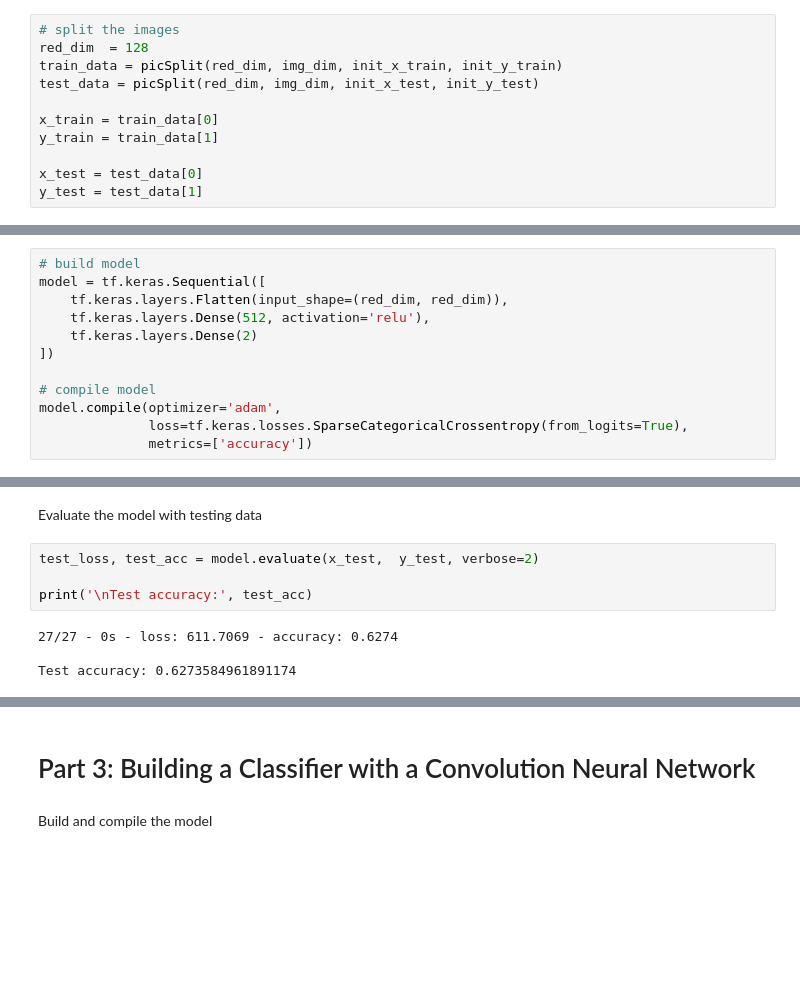
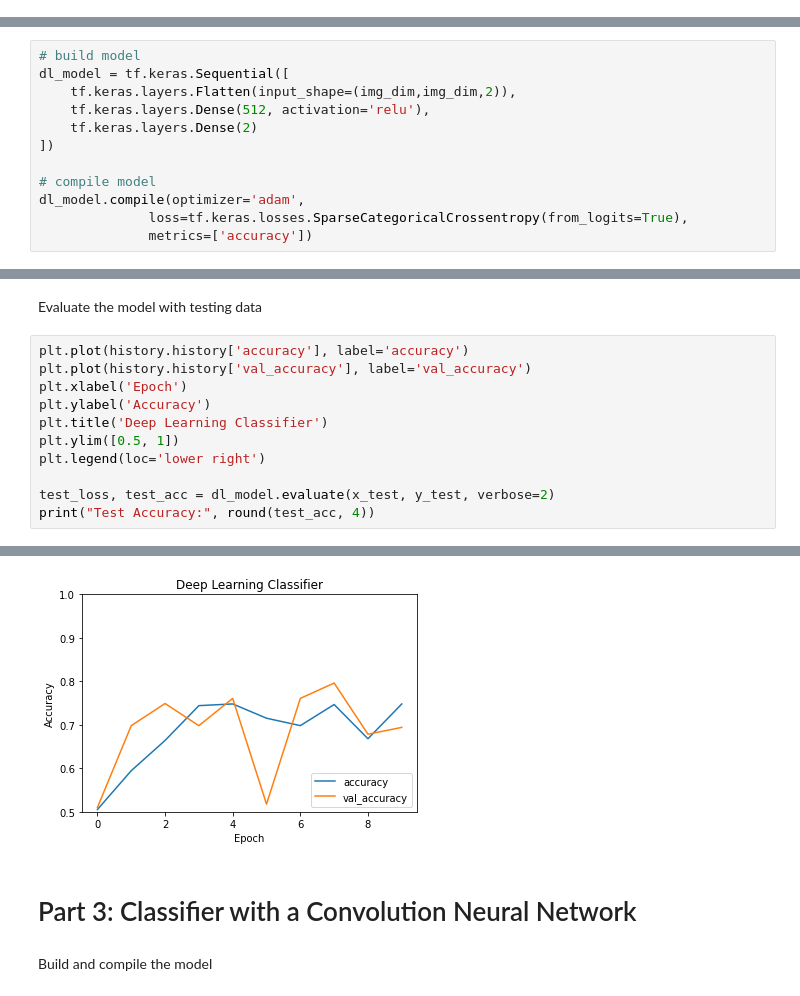
Before and after one commit to gdosulli/CS254_COVID, a Jupyter notebook: GOBT_CS254_MLCOVID.ipynb, the cells around one changed output, grey strips where cells are left out. Saved outputs shown, nothing was run; the diff lists cells and outputs as text; blank space fills up the shorter version.

```diff
--- a/GOBT_CS254_MLCOVID.ipynb
+++ b/GOBT_CS254_MLCOVID.ipynb
@@ -272,11 +253,0 @@ init_y_test = np.asarray(init_y_test)
-# %%
-# split the images
-red_dim  = 128
-train_data = picSplit(red_dim, img_dim, init_x_train, init_y_train)
-test_data = picSplit(red_dim, img_dim, init_x_test, init_y_test)
-
-x_train = train_data[0]
-y_train = train_data[1]
-
-x_test = test_data[0]
-y_test = test_data[1]
@@ -297,14 +255,14 @@ for i in range(div):
 Build and compile the deep learning model
 # %%
 # build model
-model = tf.keras.Sequential([
-    tf.keras.layers.Flatten(input_shape=(red_dim, red_dim)),
+dl_model = tf.keras.Sequential([
+    tf.keras.layers.Flatten(input_shape=(img_dim,img_dim,2)),
     tf.keras.layers.Dense(512, activation='relu'),
     tf.keras.layers.Dense(2)
 ])
 
 # compile model
-model.compile(optimizer='adam',
+dl_model.compile(optimizer='adam',
               loss=tf.keras.losses.SparseCategoricalCrossentropy(from_logits=True),
               metrics=['accuracy'])
 # %% [markdown]
@@ -326,10 +294,14 @@ Epoch 5/5
 # %% [markdown]
 Evaluate the model with testing data
-# %%
-test_loss, test_acc = model.evaluate(x_test,  y_test, verbose=2)
-
-print('\nTest accuracy:', test_acc)
-# %% [output]
-27/27 - 0s - loss: 611.7069 - accuracy: 0.6274
-
-Test accuracy: 0.6273584961891174
+# %%
+plt.plot(history.history['accuracy'], label='accuracy')
+plt.plot(history.history['val_accuracy'], label='val_accuracy')
+plt.xlabel('Epoch')
+plt.ylabel('Accuracy')
+plt.title('Deep Learning Classifier')
+plt.ylim([0.5, 1])
+plt.legend(loc='lower right')
+
+test_loss, test_acc = dl_model.evaluate(x_test, y_test, verbose=2)
+print("Test Accuracy:", round(test_acc, 4))
+# %% [output]
@@ -336,5 +310,6 @@ Test accuracy: 0.6273584961891174
+[figure, added]
 # %% [markdown]
-# Part 3: Building a Classifier with a Convolution Neural Network
+# Part 3: Classifier with a Convolution Neural Network
 # %% [markdown]
 Build and compile the model
 # %%
```
Also changed, not shown: parts of 33 cells of this notebook.
